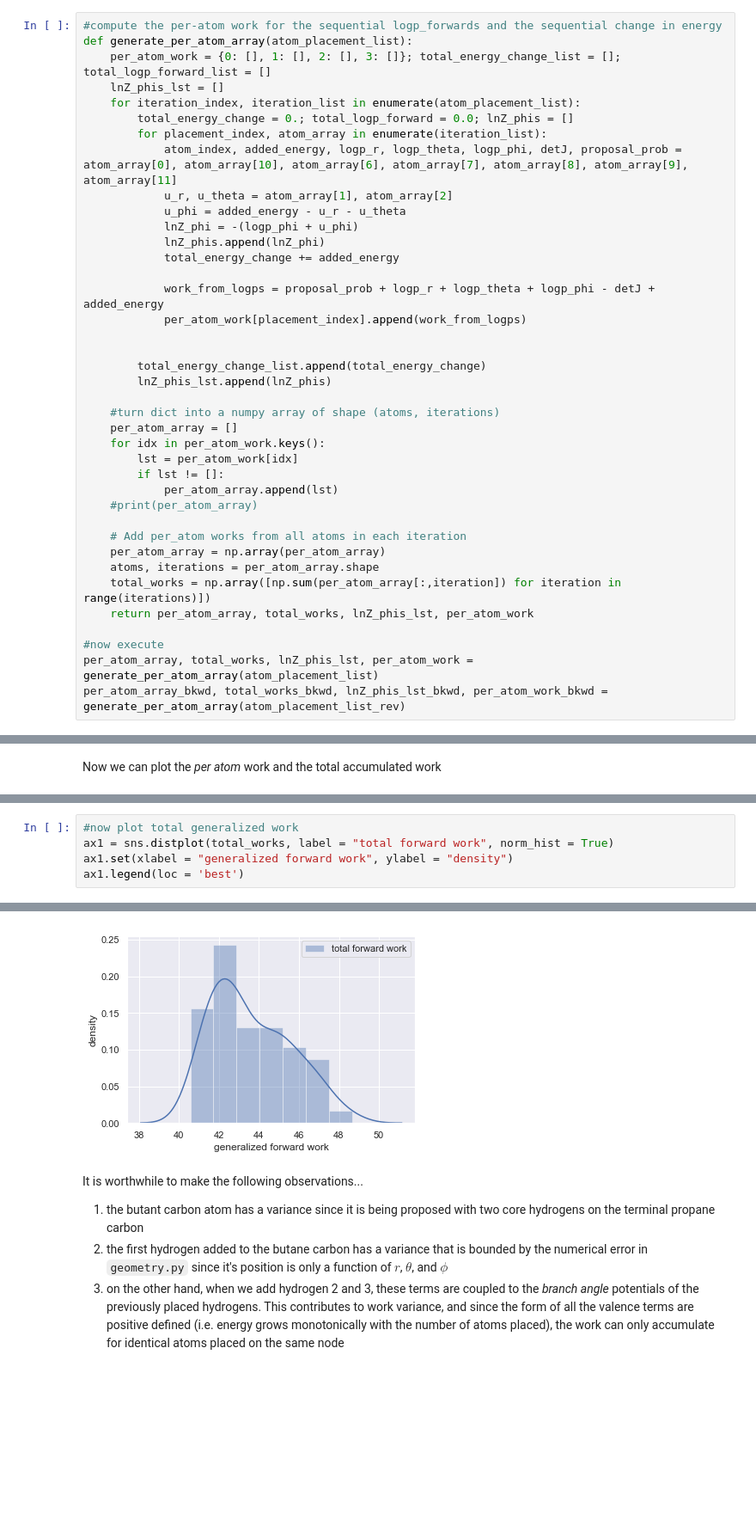
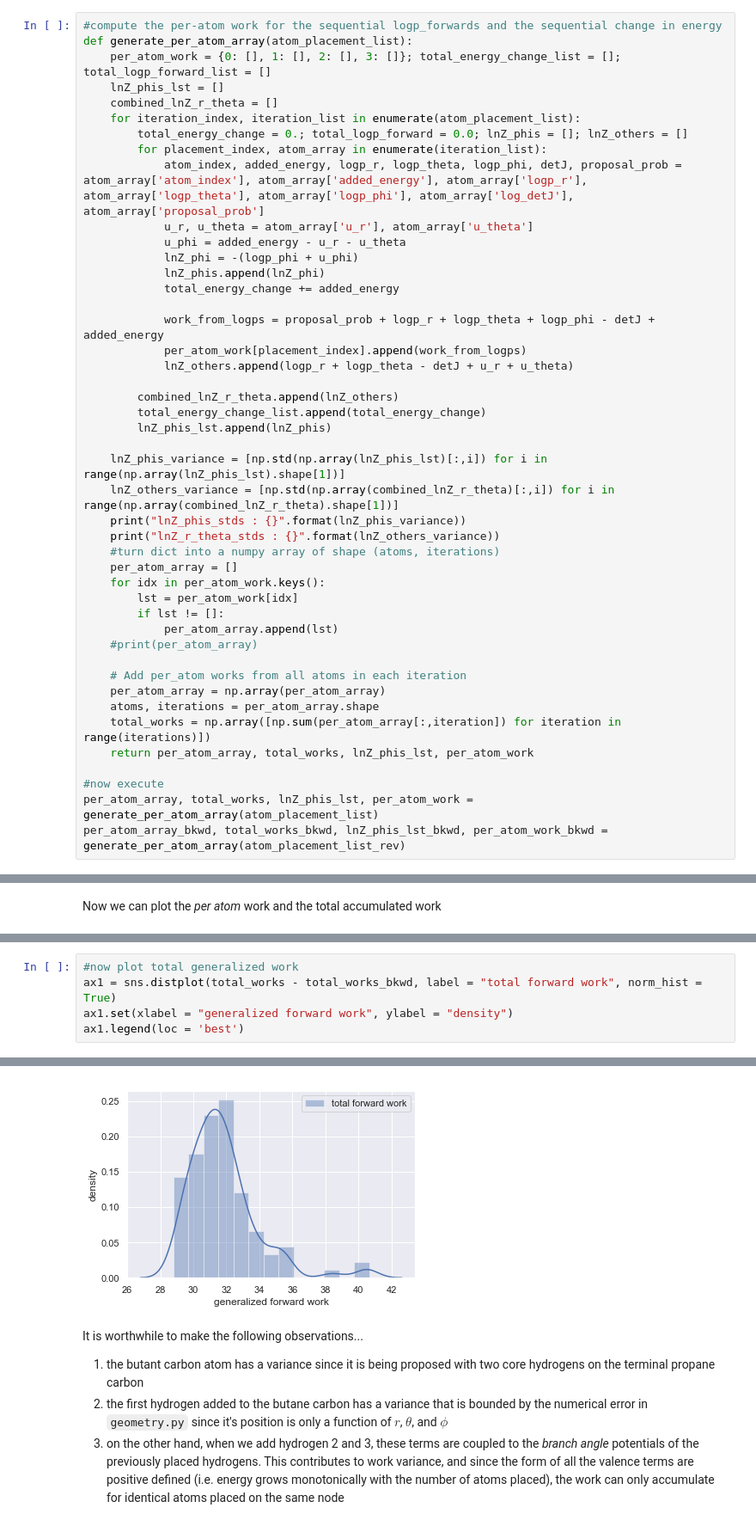
Before and after one commit to choderalab/perses, a Jupyter notebook: notebooks/work_variance_experiments.ipynb, the cells around one changed output, grey strips where cells are left out. Shown: that part at 86% size. Drawn from its saved outputs; the diff is of its cells as text; blank space fills up the shorter version.

Commit message:
added documentation, removed comments, turn atom_placement_list into a dict

```diff
--- a/notebooks/work_variance_experiments.ipynb
+++ b/notebooks/work_variance_experiments.ipynb
@@ -207,11 +207,12 @@ We can also compute the work _per atom_...
 def generate_per_atom_array(atom_placement_list):
     per_atom_work = {0: [], 1: [], 2: [], 3: []}; total_energy_change_list = []; total_logp_forward_list = []
     lnZ_phis_lst = []
+    combined_lnZ_r_theta = []
     for iteration_index, iteration_list in enumerate(atom_placement_list):
-        total_energy_change = 0.; total_logp_forward = 0.0; lnZ_phis = []
+        total_energy_change = 0.; total_logp_forward = 0.0; lnZ_phis = []; lnZ_others = []
         for placement_index, atom_array in enumerate(iteration_list):
-            atom_index, added_energy, logp_r, logp_theta, logp_phi, detJ, proposal_prob = atom_array[0], atom_array[10], atom_array[6], atom_array[7], atom_array[8], atom_array[9], atom_array[11]
-            u_r, u_theta = atom_array[1], atom_array[2]
+            atom_index, added_energy, logp_r, logp_theta, logp_phi, detJ, proposal_prob = atom_array['atom_index'], atom_array['added_energy'], atom_array['logp_r'], atom_array['logp_theta'], atom_array['logp_phi'], atom_array['log_detJ'], atom_array['proposal_prob']
+            u_r, u_theta = atom_array['u_r'], atom_array['u_theta']
             u_phi = added_energy - u_r - u_theta
             lnZ_phi = -(logp_phi + u_phi)
             lnZ_phis.append(lnZ_phi)
@@ -219,11 +220,16 @@ def generate_per_atom_array(atom_placement_list):
 
             work_from_logps = proposal_prob + logp_r + logp_theta + logp_phi - detJ + added_energy
             per_atom_work[placement_index].append(work_from_logps)
+            lnZ_others.append(logp_r + logp_theta - detJ + u_r + u_theta)
 
-
+        combined_lnZ_r_theta.append(lnZ_others)
         total_energy_change_list.append(total_energy_change)
         lnZ_phis_lst.append(lnZ_phis)
 
+    lnZ_phis_variance = [np.std(np.array(lnZ_phis_lst)[:,i]) for i in range(np.array(lnZ_phis_lst).shape[1])]
+    lnZ_others_variance = [np.std(np.array(combined_lnZ_r_theta)[:,i]) for i in range(np.array(combined_lnZ_r_theta).shape[1])]
+    print("lnZ_phis_stds : {}".format(lnZ_phis_variance))
+    print("lnZ_r_theta_stds : {}".format(lnZ_others_variance))
     #turn dict into a numpy array of shape (atoms, iterations)
     per_atom_array = []
     for idx in per_atom_work.keys():
@@ -281,11 +292,11 @@ ax1.legend(loc = 'best')
 # %%
 #now plot total generalized work
-ax1 = sns.distplot(total_works, label = "total forward work", norm_hist = True)
+ax1 = sns.distplot(total_works - total_works_bkwd, label = "total forward work", norm_hist = True)
 ax1.set(xlabel = "generalized forward work", ylabel = "density")
 ax1.legend(loc = 'best')
 # %% [output]
 <matplotlib.legend.Legend at 0x...>
-[figure, old version]
+[figure, new version]
 # %% [markdown]
 It is worthwhile to make the following observations...
 
```
Also changed, not shown: parts of 10 cells of this notebook, 1 other file.
